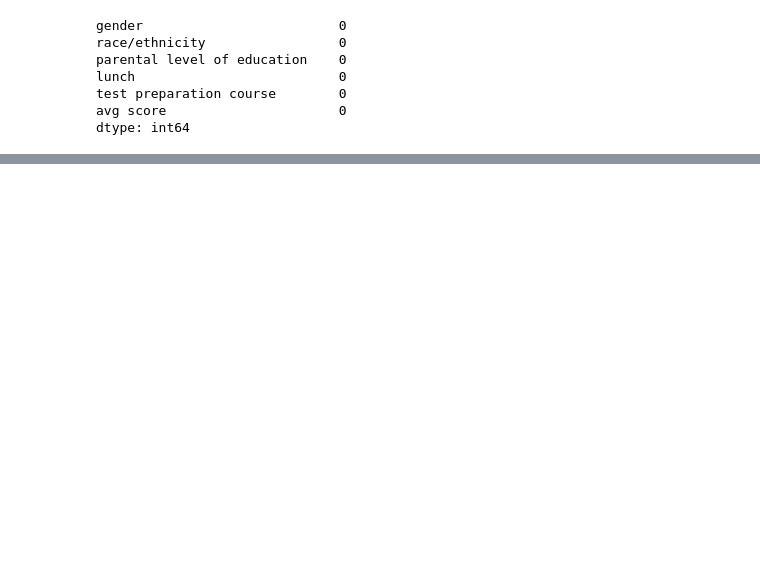
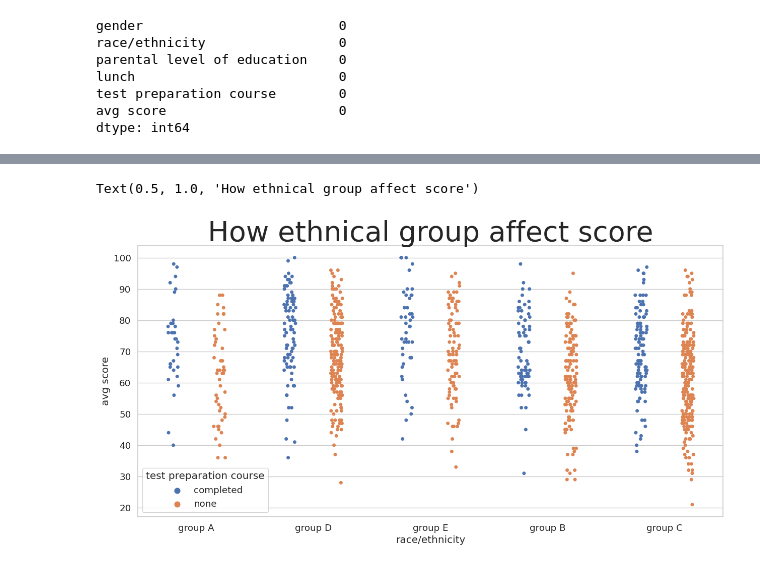
Before and after one commit to xShoho/Student-Performance-Exams, a Jupyter notebook: Student-Performance-Exams.ipynb, the cells around one changed output, grey strips where cells are left out. Cells and saved outputs as stored; diff of their text form; code cells hidden in the pictures; blank space fills up the shorter version.

```diff
--- a/Student-Performance-Exams.ipynb
+++ b/Student-Performance-Exams.ipynb
@@ -171,0 +201,6 @@ dtype: int64
+# %%
+sns.stripplot(x= 'race/ethnicity', y= 'avg score', hue= 'test preparation course', dodge= True, data= df)
+plt.title('How ethnical group affect score', fontsize= 40)
+# %% [output]
+Text(0.5, 1.0, 'How ethnical group affect score')
+[figure, added]
```
Also changed, not shown: parts of 8 cells of this notebook.
